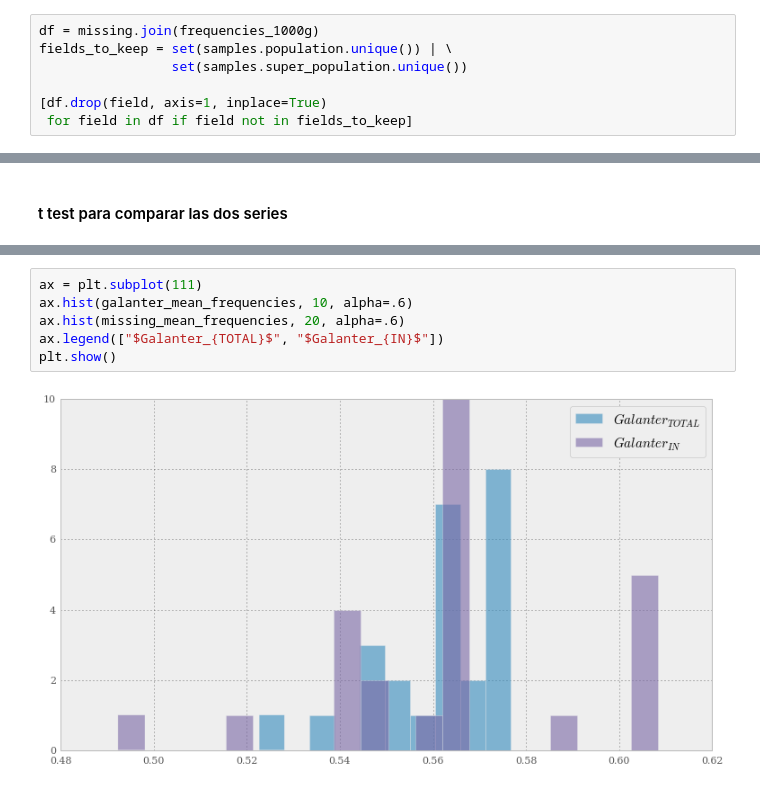
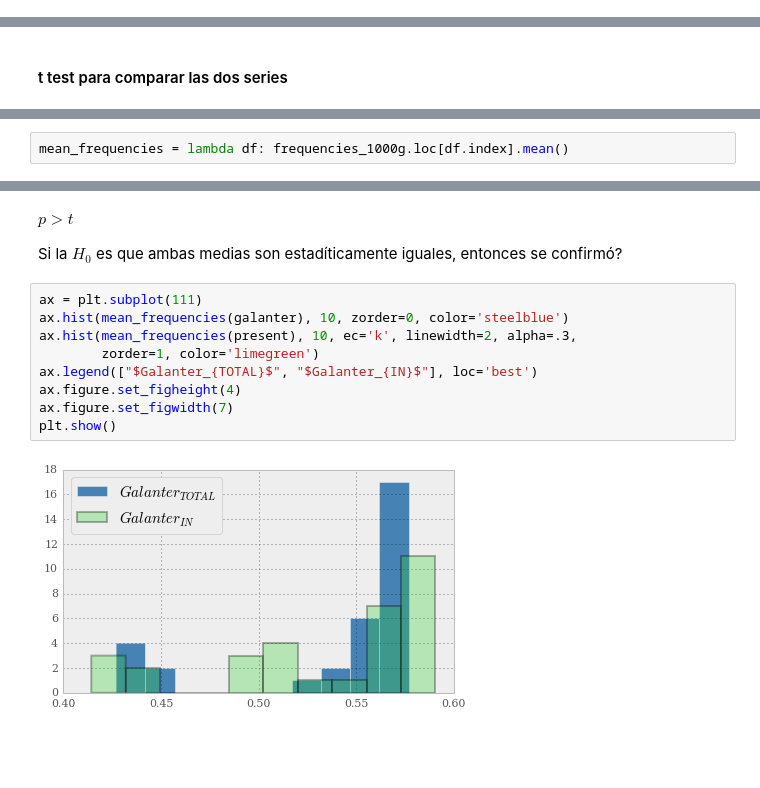
Before and after one commit to jmberros/tesina, a Jupyter notebook: Galanter_AIMs_NEW.ipynb, the cells around one changed output, grey strips where cells are left out. Cells and saved outputs as stored; diff of their text form; blank space fills up the shorter version.

```diff
--- a/Galanter_AIMs_NEW.ipynb
+++ b/Galanter_AIMs_NEW.ipynb
@@ -243,10 +238,3 @@ def whois(pop_code):
 whois('ACB')
 # %% [output]
 'African Caribbeans in Barbados'
-# %%
-df = missing.join(frequencies_1000g)
-fields_to_keep = set(samples.population.unique()) | \
-                 set(samples.super_population.unique())
-
-[df.drop(field, axis=1, inplace=True)
- for field in df if field not in fields_to_keep]
@@ -327,0 +336,2 @@ $$p = 0.012$$
+# %%
+mean_frequencies = lambda df: frequencies_1000g.loc[df.index].mean()
@@ -350,8 +380,15 @@ p_value = 0.61
+# %% [markdown]
+$p > t$
+
+Si la $H_0$ es que ambas medias son estadíticamente iguales, entonces se confirmó?
 # %%
 ax = plt.subplot(111)
-ax.hist(galanter_mean_frequencies, 10, alpha=.6)
-ax.hist(missing_mean_frequencies, 20, alpha=.6)
-ax.legend(["$Galanter_{TOTAL}$", "$Galanter_{IN}$"])
+ax.hist(mean_frequencies(galanter), 10, zorder=0, color='steelblue')
+ax.hist(mean_frequencies(present), 10, ec='k', linewidth=2, alpha=.3,
+        zorder=1, color='limegreen')
+ax.legend(["$Galanter_{TOTAL}$", "$Galanter_{IN}$"], loc='best')
+ax.figure.set_figheight(4)
+ax.figure.set_figwidth(7)
 plt.show()
 # %% [output]
-[figure, old version]
+[figure, new version]
```
Also changed, not shown: parts of 30 cells of this notebook, 3 other files.
